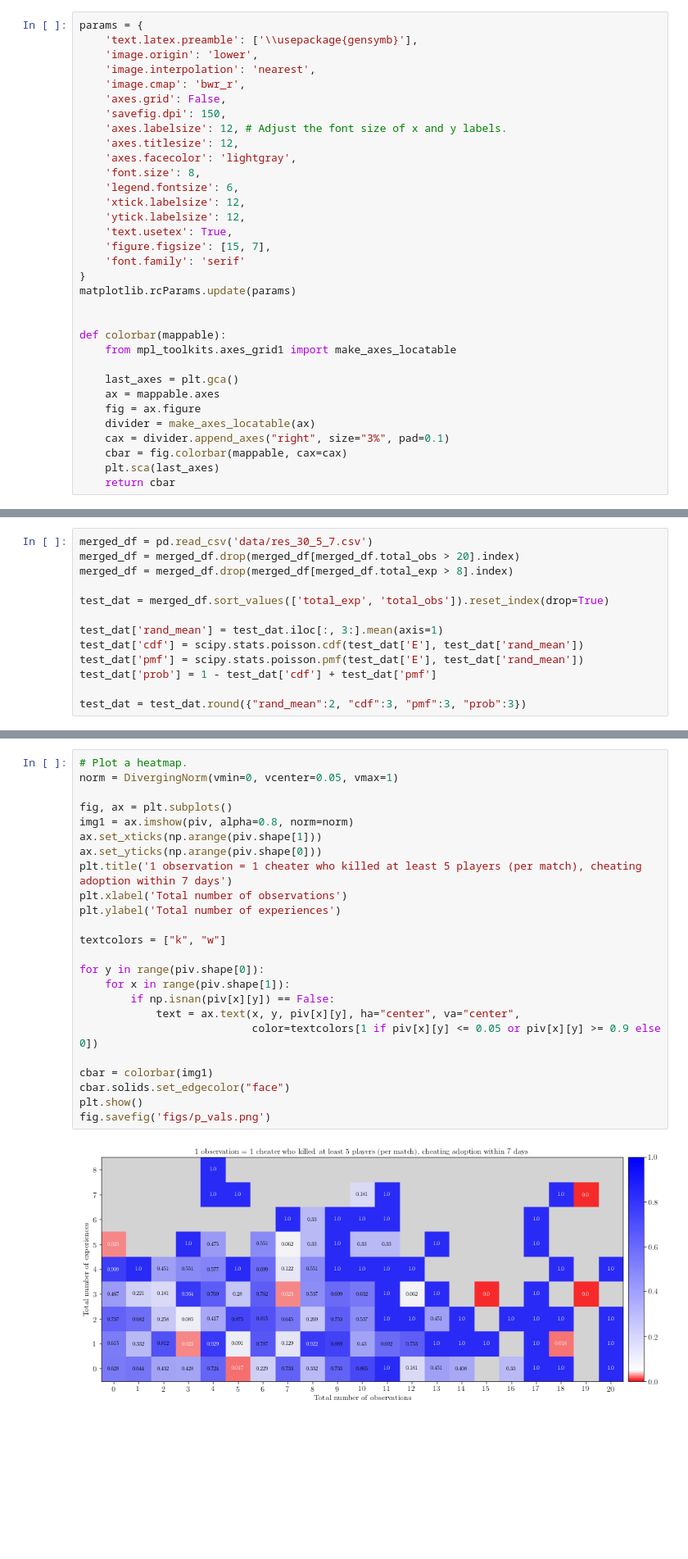
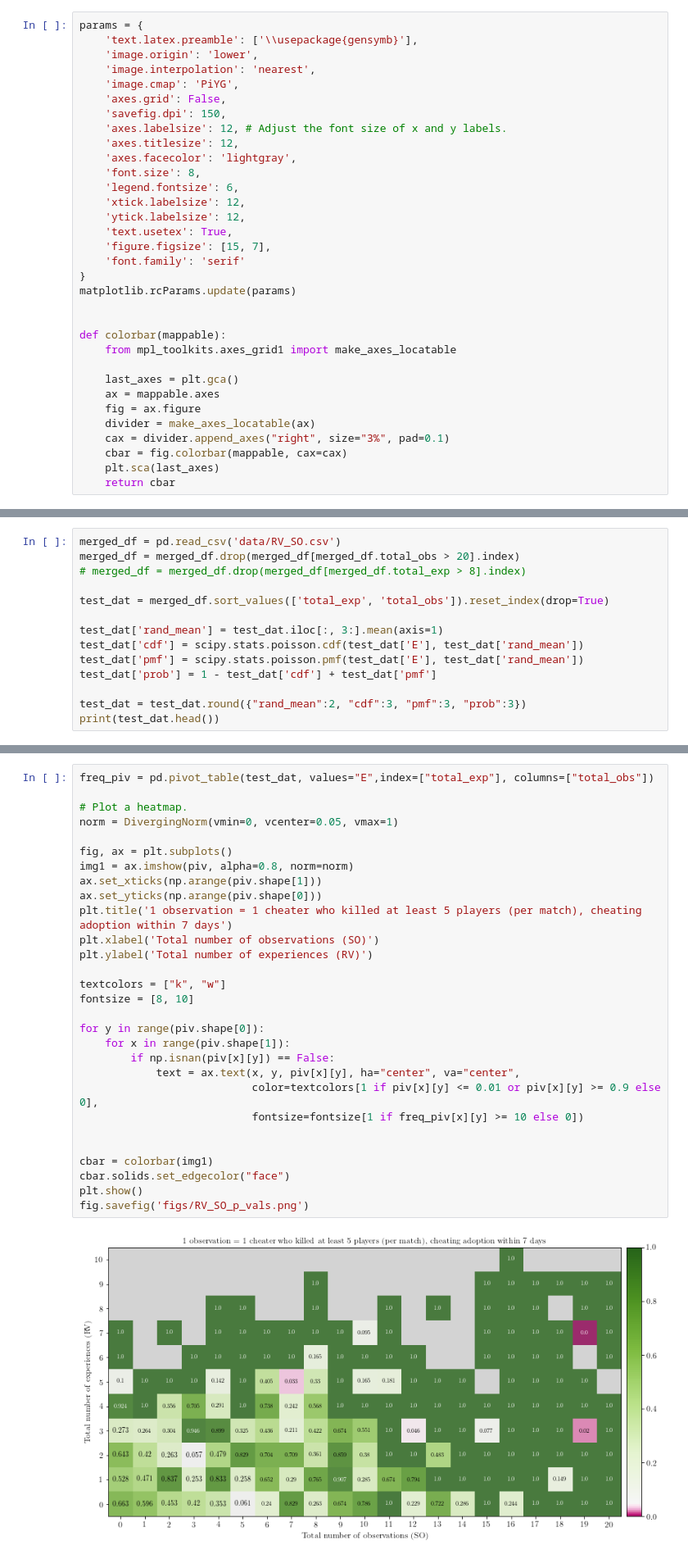
Before and after one commit to social-research/cheating, a Jupyter notebook: 06-combine-two-mechanisms.ipynb, the cells around one changed output, grey strips where cells are left out. Shown: that part at 82% size. Drawn from its saved outputs; the diff is of its cells as text; blank space fills up the shorter version.

```diff
--- a/06-combine-two-mechanisms.ipynb
+++ b/06-combine-two-mechanisms.ipynb
@@ -315,7 +266,7 @@ params = {
     'text.latex.preamble': ['\\usepackage{gensymb}'],
     'image.origin': 'lower',
     'image.interpolation': 'nearest',
-    'image.cmap': 'bwr_r',
+    'image.cmap': 'PiYG',
     'axes.grid': False,
     'savefig.dpi': 150,
     'axes.labelsize': 12, # Adjust the font size of x and y labels.
@@ -346,7 +299,7 @@ def colorbar(mappable):
 # %%
-merged_df = pd.read_csv('data/res_30_5_7.csv')
+merged_df = pd.read_csv('data/RV_SO.csv')
 merged_df = merged_df.drop(merged_df[merged_df.total_obs > 20].index)
-merged_df = merged_df.drop(merged_df[merged_df.total_exp > 8].index)
+# merged_df = merged_df.drop(merged_df[merged_df.total_exp > 8].index)
 
 test_dat = merged_df.sort_values(['total_exp', 'total_obs']).reset_index(drop=True)
 
@@ -356,3 +309,4 @@ test_dat['pmf'] = scipy.stats.poisson.pmf(test_dat['E'], test_dat['rand_mean'])
 test_dat['prob'] = 1 - test_dat['cdf'] + test_dat['pmf']
 
 test_dat = test_dat.round({"rand_mean":2, "cdf":3, "pmf":3, "prob":3})
+print(test_dat.head())
@@ -396,26 +352,31 @@ total_exp
 # %%
+freq_piv = pd.pivot_table(test_dat, values="E",index=["total_exp"], columns=["total_obs"])
+
 # Plot a heatmap.
 norm = DivergingNorm(vmin=0, vcenter=0.05, vmax=1)
 
 fig, ax = plt.subplots()
 img1 = ax.imshow(piv, alpha=0.8, norm=norm)
 ax.set_xticks(np.arange(piv.shape[1]))
 ax.set_yticks(np.arange(piv.shape[0]))
 plt.title('1 observation = 1 cheater who killed at least 5 players (per match), cheating adoption within 7 days')
-plt.xlabel('Total number of observations')
-plt.ylabel('Total number of experiences')
+plt.xlabel('Total number of observations (SO)')
+plt.ylabel('Total number of experiences (RV)')
 
 textcolors = ["k", "w"]
+fontsize = [8, 10]
 
 for y in range(piv.shape[0]):
     for x in range(piv.shape[1]):
         if np.isnan(piv[x][y]) == False:
             text = ax.text(x, y, piv[x][y], ha="center", va="center",
-                           color=textcolors[1 if piv[x][y] <= 0.05 or piv[x][y] >= 0.9 else 0])
+                           color=textcolors[1 if piv[x][y] <= 0.01 or piv[x][y] >= 0.9 else 0],
+                           fontsize=fontsize[1 if freq_piv[x][y] >= 10 else 0])
+
 
 cbar = colorbar(img1)
 cbar.solids.set_edgecolor("face")
 plt.show()
-fig.savefig('figs/p_vals.png')
+fig.savefig('figs/RV_SO_p_vals.png')
 # %% [output]
-[figure, old version]
+[figure, new version]
```
Also changed, not shown: parts of 21 cells of this notebook, 24 other files.
